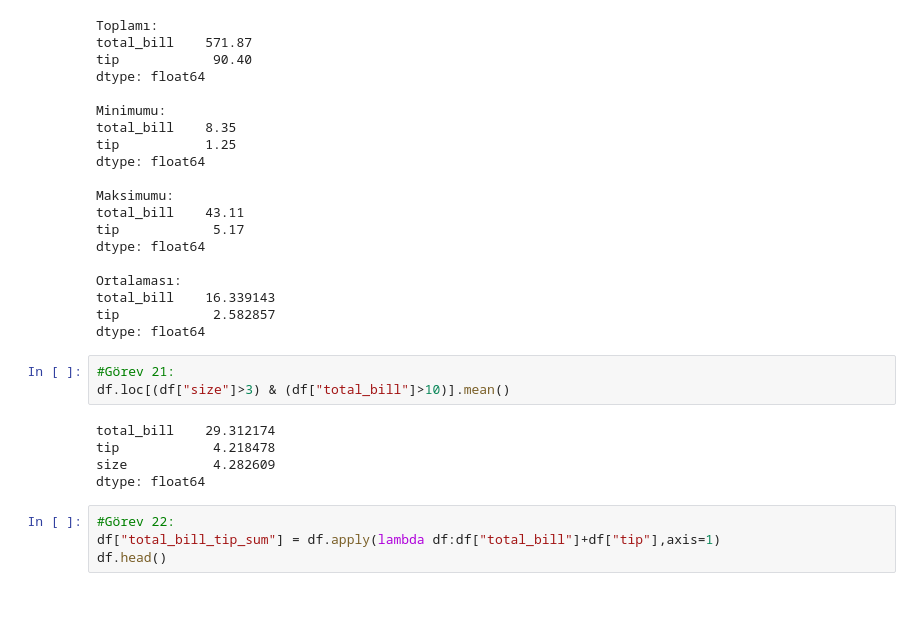
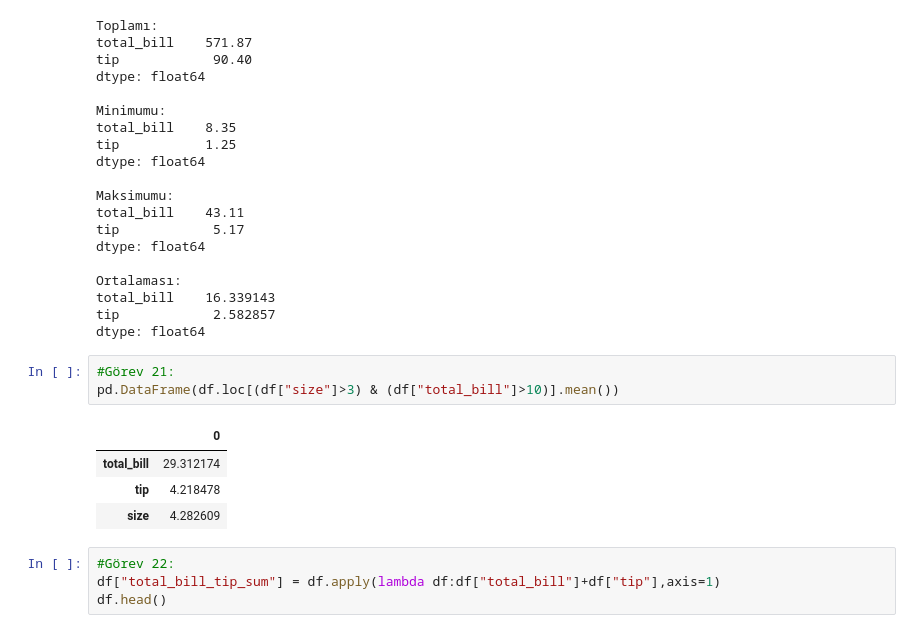
Before and after one commit to brktlhylmz/Miuul-Yaz-Kampi, a Jupyter notebook: Ödev_5_Pandas.ipynb, the cells around one changed output. Cells and saved outputs as stored; diff of their text form; blank space fills up the shorter version.

```diff
--- a/Ödev_5_Pandas.ipynb
+++ b/Ödev_5_Pandas.ipynb
@@ -286,12 +277,12 @@ tip            2.582857
 dtype: float64
 # %%
 #Görev 21:
-df.loc[(df["size"]>3) & (df["total_bill"]>10)].mean()
+pd.DataFrame(df.loc[(df["size"]>3) & (df["total_bill"]>10)].mean())
 # %% [output]
-total_bill    29.312174
-tip            4.218478
-size           4.282609
-dtype: float64
+|  | 0 |
+| total_bill | 29.312174 |
+| tip | 4.218478 |
+| size | 4.282609 |
 # %%
 #Görev 22:
 df["total_bill_tip_sum"] = df.apply(lambda df:df["total_bill"]+df["tip"],axis=1)
```
Also changed, not shown: parts of 5 cells of this notebook.
